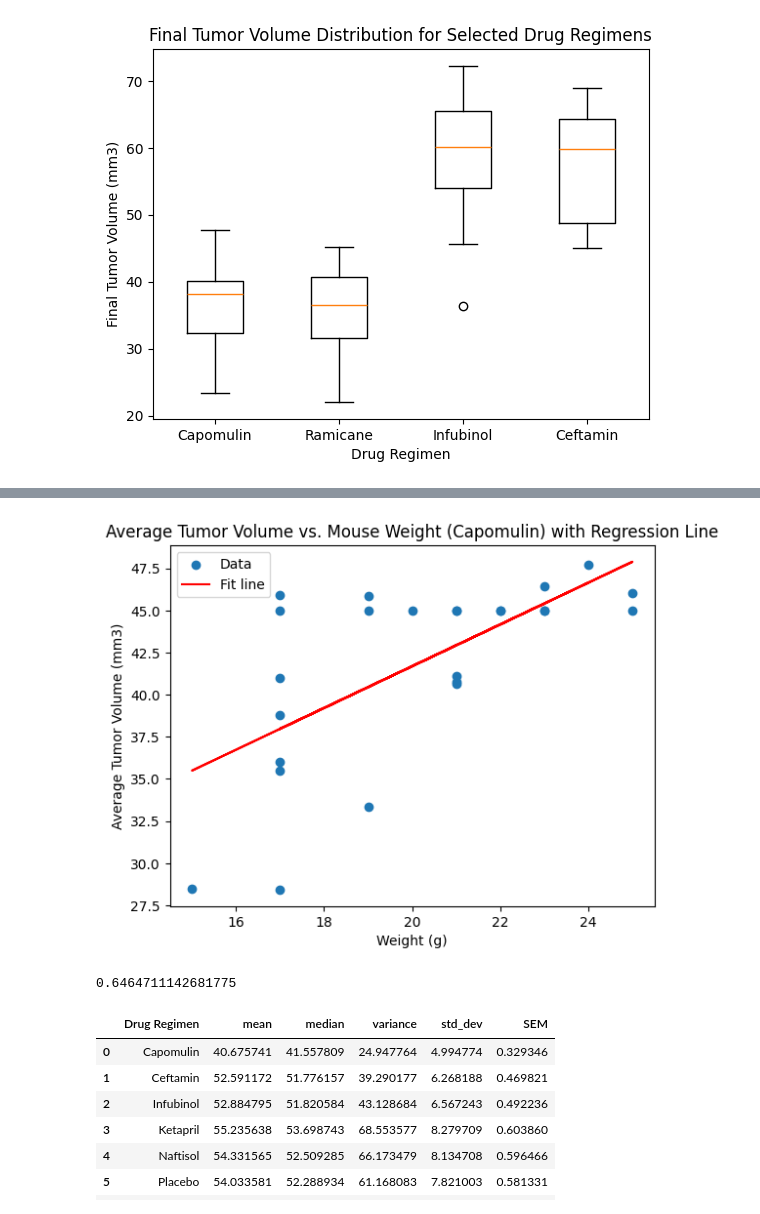
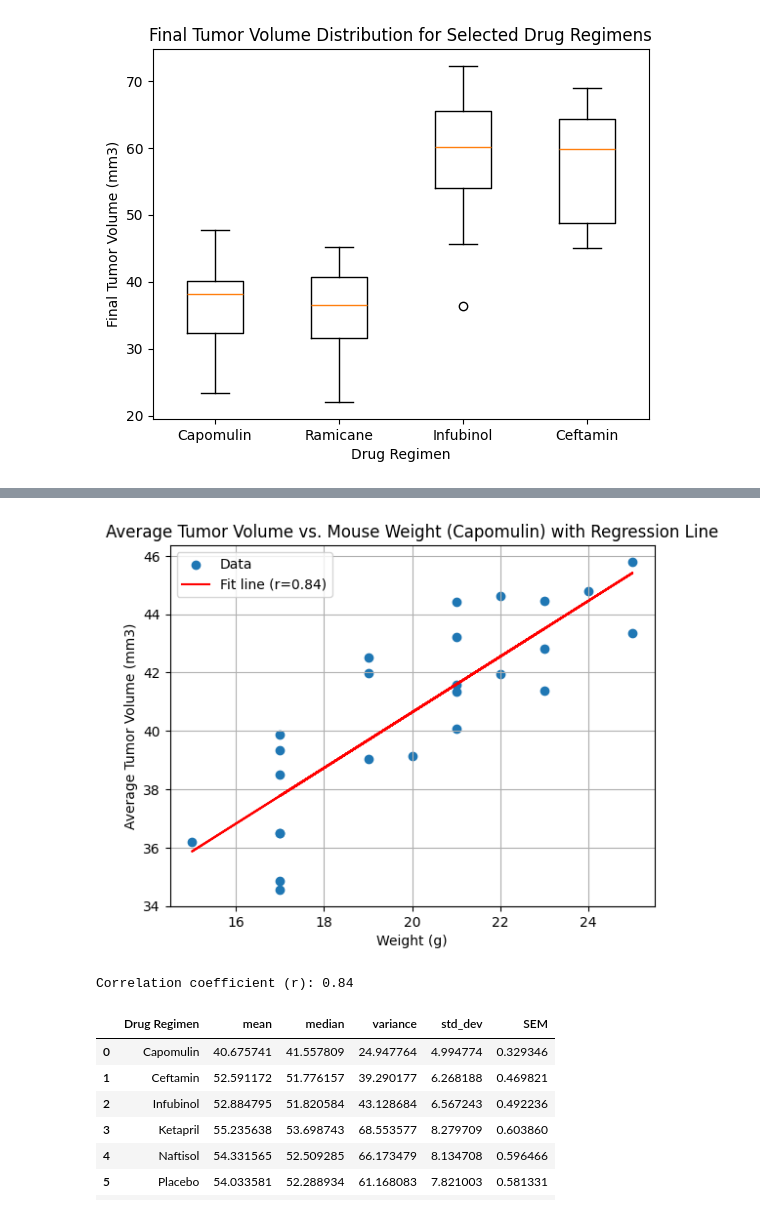
Before and after one commit to ngrief/Pymaceuticals, a Jupyter notebook: Pymaceuticals/pymaceuticals_analysis_complete_updated.ipynb, the cells around one changed output, grey strips where cells are left out. Saved outputs shown, nothing was run; the diff lists cells and outputs as text; code cells hidden in the pictures.

```diff
--- a/Pymaceuticals/pymaceuticals_analysis_complete_updated.ipynb
+++ b/Pymaceuticals/pymaceuticals_analysis_complete_updated.ipynb
@@ -196,22 +201,31 @@ plt.show()
 # %%
-# Correlation and Regression
-# Calculate the correlation coefficient and linear regression for Capomulin regimen
+from scipy.stats import linregress
+
+# Filter data for the Capomulin regimen
+capomulin_data = merged_df[merged_df["Drug Regimen"] == "Capomulin"]
+
+# Group by 'Mouse ID' to calculate average tumor volume and corresponding weight
+avg_tumor_volume = capomulin_data.groupby("Mouse ID")["Tumor Volume (mm3)"].mean()
+mouse_weights = capomulin_data.groupby("Mouse ID")["Weight (g)"].mean()
+
+# Perform linear regression
 slope, intercept, r_value, p_value, std_err = linregress(mouse_weights, avg_tumor_volume)
 
 # Plotting scatter plot with linear regression line
 plt.scatter(mouse_weights, avg_tumor_volume, label="Data")
-plt.plot(mouse_weights, slope * mouse_weights + intercept, color="red", label="Fit line")
+plt.plot(mouse_weights, slope * mouse_weights + intercept, color="red", label=f"Fit line (r={r_value:.2f})")
 plt.title("Average Tumor Volume vs. Mouse Weight (Capomulin) with Regression Line")
 plt.xlabel("Weight (g)")
 plt.ylabel("Average Tumor Volume (mm3)")
 plt.legend()
+plt.grid(True)  # Optional: Adds grid for better visualization
 plt.show()
 
 # Display correlation coefficient
-r_value
+print(f"Correlation coefficient (r): {r_value:.2f}")
 # %% [output]
-[figure, old version]
+[figure, new version]
-0.6464711142681775
+Correlation coefficient (r): 0.84
 # %%
 
 # Generate a summary statistics table for each drug regimen
```
Also changed, not shown: parts of 1 cell of this notebook.
